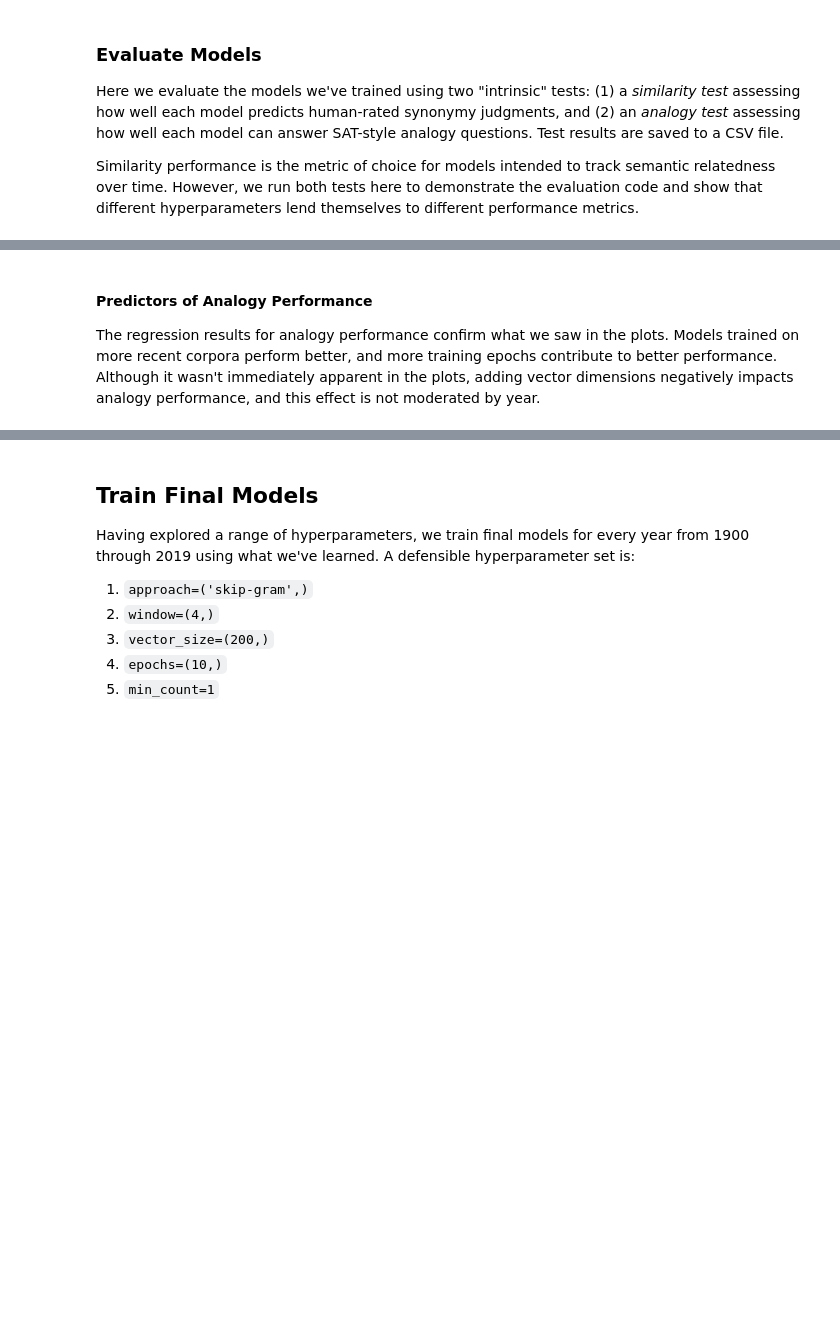
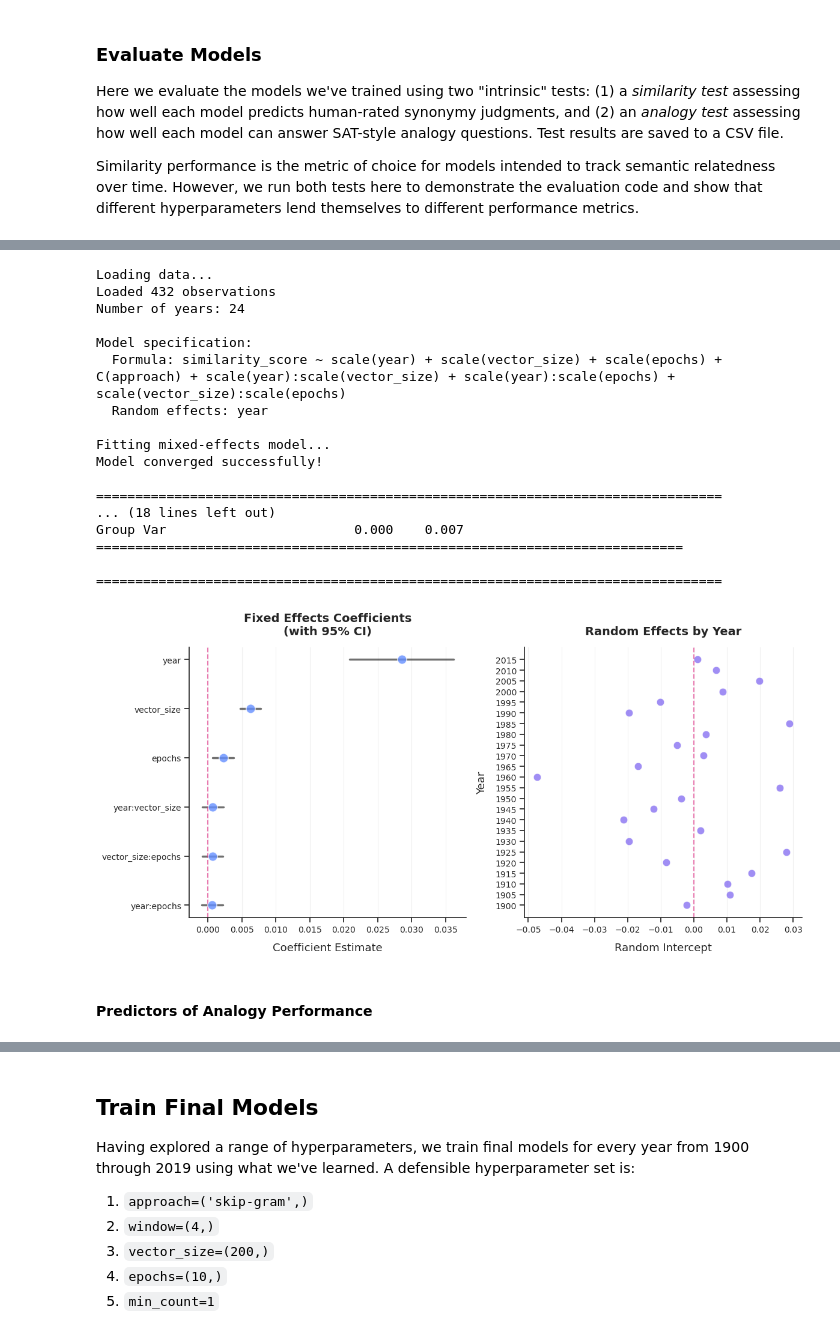
Before and after one commit to eric-d-knowles/lexichron, a Jupyter notebook: notebooks/training_workflow.ipynb, the cells around one changed output, grey strips where cells are left out. Drawn from its saved outputs; the diff is of its cells as text; code cells hidden in the pictures; blank space fills up the shorter version.

```diff
--- a/notebooks/training_workflow.ipynb
+++ b/notebooks/training_workflow.ipynb
@@ -151,15 +162,36 @@ The model coefficient and dot-and-whisker plots show that — not surprisingly
 # %%
-# eval_file already constructed above
 results = run_regression_analysis(
-    csv_file=str(eval_file),
+    ngram_size=size,
+    repo_release_id=release,
+    repo_corpus_id=language,
+    db_path_stub=db_path_stub,
+    dir_suffix='test',
     model_type="auto",
     outcome='similarity_score',
     predictors=['year', 'vector_size', 'epochs', 'approach'],
     interactions=[('year', 'vector_size'), ('year', 'epochs'), ('vector_size', 'epochs')],
 )
 
 plot_regression_results(results)
+# %% [output]
+Loading data...
+Loaded 432 observations
+Number of years: 24
+
+Model specification:
+  Formula: similarity_score ~ scale(year) + scale(vector_size) + scale(epochs) + C(approach) + scale(year):scale(vector_size) + scale(year):scale(epochs) + scale(vector_size):scale(epochs)
+  Random effects: year
+
+Fitting mixed-effects model...
+Model converged successfully!
+
+================================================================================
+... (18 lines left out)
+Group Var                        0.000    0.007
+===========================================================================
+
+================================================================================
+[figure, added]
 # %% [markdown]
 #### Predictors of Analogy Performance
-The regression results for analogy performance confirm what we saw in the plots. Models trained on more recent corpora perform better, and more training epochs contribute to better performance. Although it wasn't immediately apparent in the plots, adding vector dimensions negatively impacts analogy performance, and this effect is not moderated by year.
 # %%
```
Also changed, not shown: parts of 10 cells of this notebook, 3 other files.
